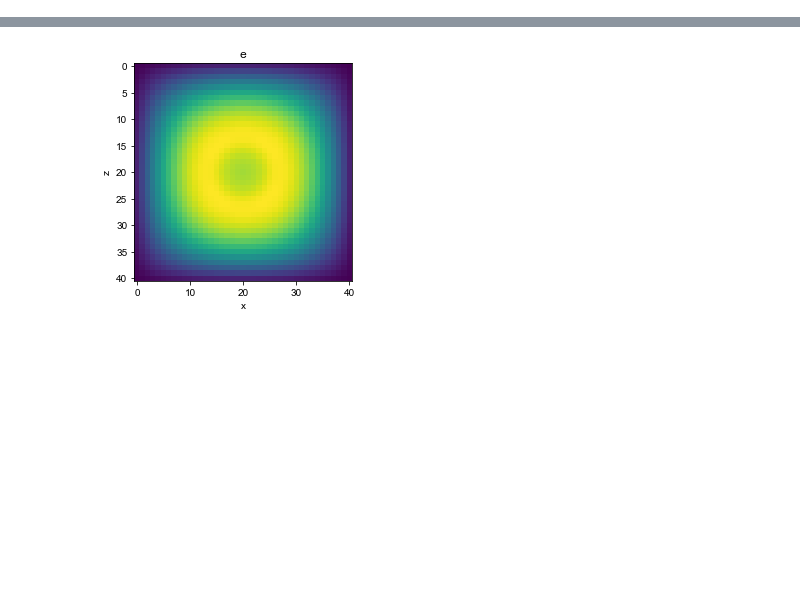
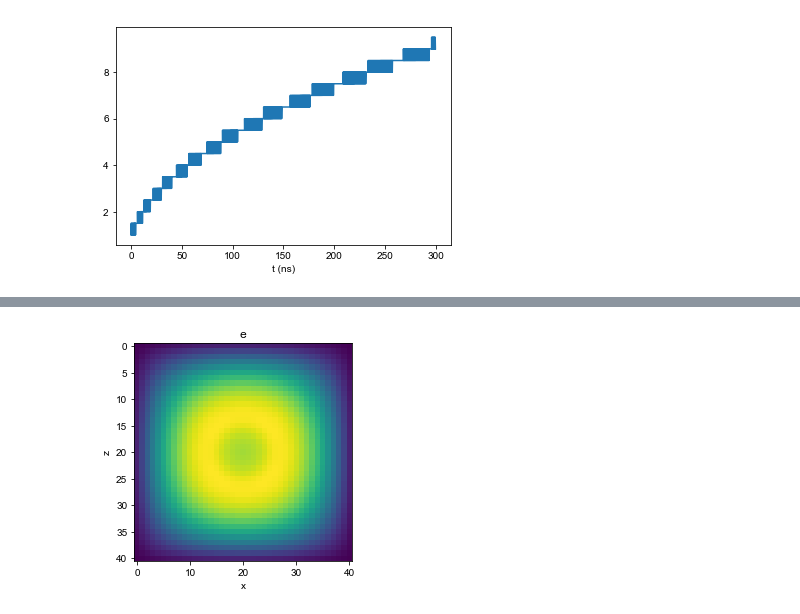
Before and after one commit to ErikHogenbirk/RecSim, a Jupyter notebook: RecSim.ipynb, the cells around one changed output, grey strips where cells are left out. Cells and saved outputs as stored; diff of their text form; code cells hidden in the pictures; blank space fills up the shorter version.

```diff
--- a/RecSim.ipynb
+++ b/RecSim.ipynb
@@ -150,0 +356,4 @@ class RecSim():
+# %%
+rs.plot_t('e_z_sigma')
+# %% [output]
+[figure, added]
```
Also changed, not shown: parts of 21 cells of this notebook.
